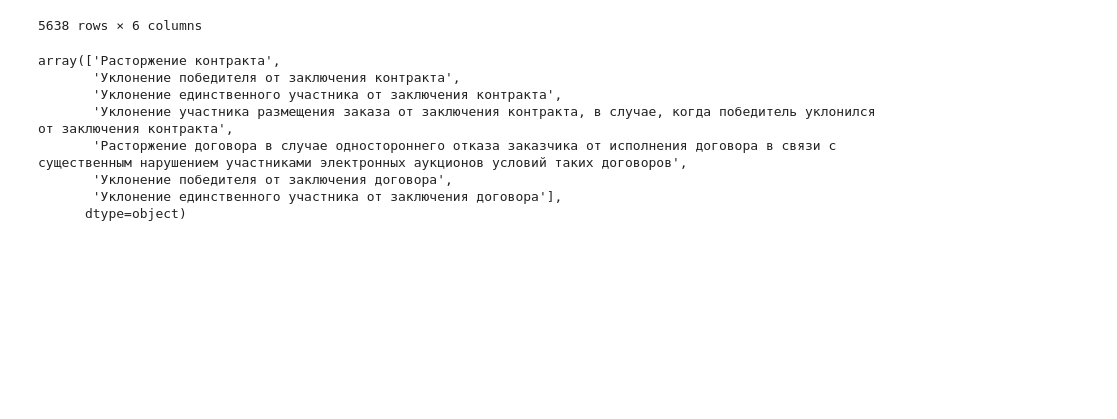
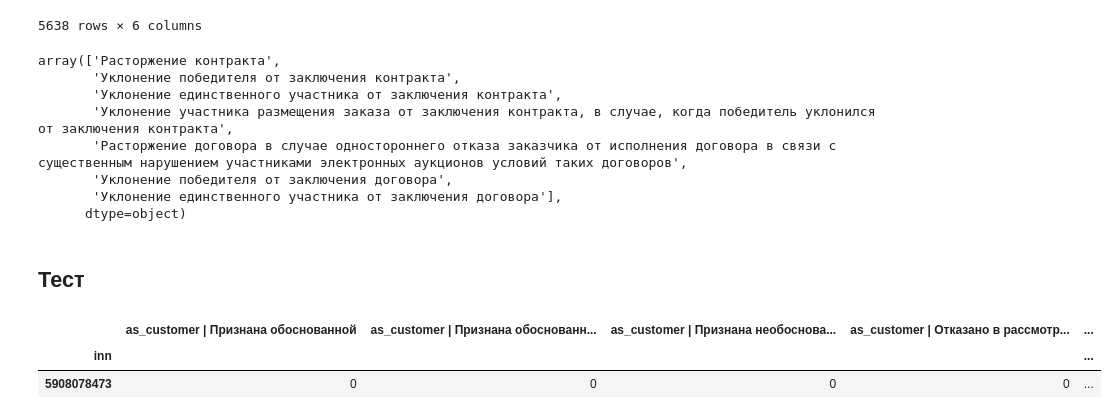
Before and after one commit to werserk/RLTHack, a Jupyter notebook: FirstLook.ipynb, the cells around one changed output. Drawn from its saved outputs; the diff is of its cells as text; code cells hidden in the pictures; blank space fills up the shorter version.

```diff
--- a/FirstLook.ipynb
+++ b/FirstLook.ipynb
@@ -317,3 +330,18 @@ array(['Расторжение контракта',
        'Уклонение победителя от заключения договора',
        'Уклонение единственного участника от заключения договора'],
       dtype=object)
+# %% [markdown]
+## Тест
+# %%
+from base import DataObj
+
+full_data = DataObj('data')
+# %%
+from processing.complaints import get_numbers_of_complaints
+
+result = get_numbers_of_complaints(full_data, inn=5908078473, get_row=True)
+result.head()
+# %% [output]
+|  | as_customer | Признана обоснованной | as_customer | Признана обоснованн... | as_customer | Признана необоснова... | as_customer | Отказано в рассмотр... | ... |
+| inn |  |  |  |  | ... |
+| 5908078473 | 0 | 0 | 0 | 0 | ... |
```
Also changed, not shown: parts of 3 cells of this notebook, 3 other files.
